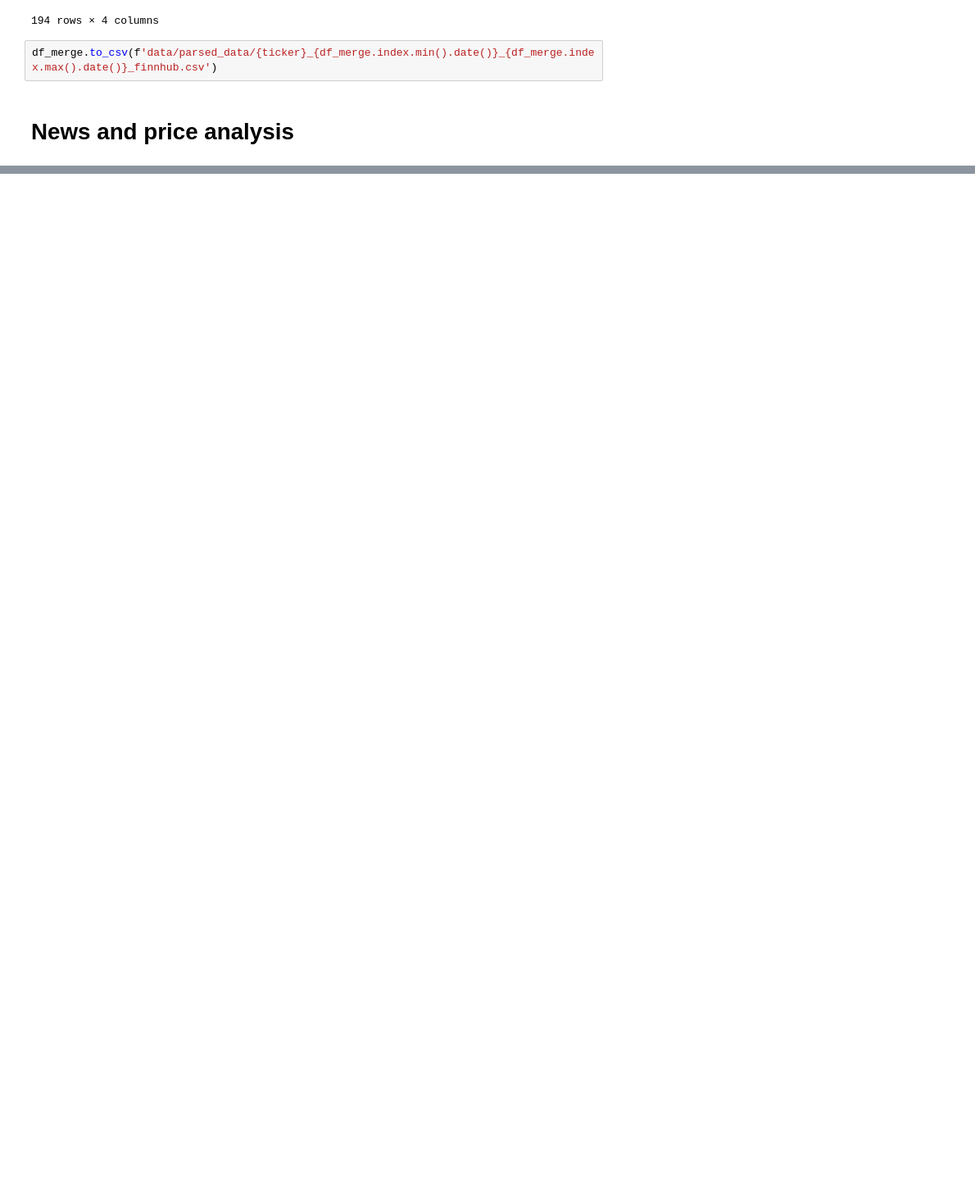
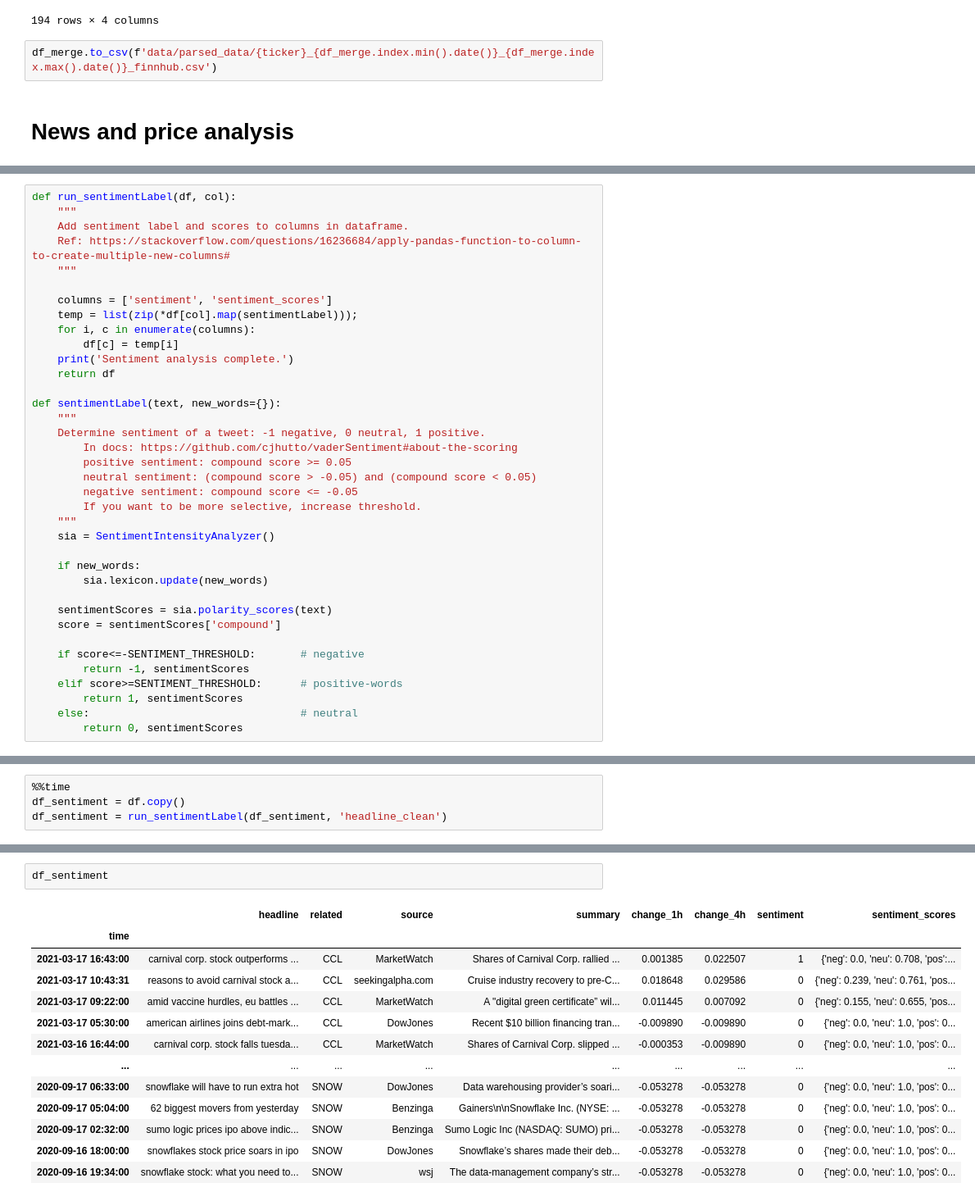
Before and after one commit to ikitcheng/pystock, a Jupyter notebook: news_data_analysis.ipynb, the cells around one changed output, grey strips where cells are left out. Shown: that part at 82% size. Saved outputs shown, nothing was run; the diff lists cells and outputs as text; blank space fills up the shorter version.

```diff
--- a/news_data_analysis.ipynb
+++ b/news_data_analysis.ipynb
@@ -94,0 +259,37 @@ df_merge.to_csv(f'data/parsed_data/{ticker}_{df_merge.index.min().date()}_{df_me
+# %%
+def run_sentimentLabel(df, col):
+    """
+    Add sentiment label and scores to columns in dataframe.
+    Ref: https://stackoverflow.com/questions/16236684/apply-pandas-function-to-column-to-create-multiple-new-columns#
+    """
+
+    columns = ['sentiment', 'sentiment_scores']
+    temp = list(zip(*df[col].map(sentimentLabel)));
+    for i, c in enumerate(columns):
+        df[c] = temp[i]
+    print('Sentiment analysis complete.')
+    return df
+
+def sentimentLabel(text, new_words={}):
+    """
+    Determine sentiment of a tweet: -1 negative, 0 neutral, 1 positive.
+        In docs: https://github.com/cjhutto/vaderSentiment#about-the-scoring
+        positive sentiment: compound score >= 0.05
+        neutral sentiment: (compound score > -0.05) and (compound score < 0.05)
+        negative sentiment: compound score <= -0.05
+        If you want to be more selective, increase threshold.
+    """
+    sia = SentimentIntensityAnalyzer()
+
+    if new_words:
+        sia.lexicon.update(new_words)
+
+    sentimentScores = sia.polarity_scores(text)
+    score = sentimentScores['compound']
+
+    if score<=-SENTIMENT_THRESHOLD:       # negative
+        return -1, sentimentScores
+    elif score>=SENTIMENT_THRESHOLD:      # positive-words
+        return 1, sentimentScores
+    else:                                 # neutral
+        return 0, sentimentScores
@@ -94,0 +298,4 @@ df_merge.to_csv(f'data/parsed_data/{ticker}_{df_merge.index.min().date()}_{df_me
+# %%
+%%time
+df_sentiment = df.copy()
+df_sentiment = run_sentimentLabel(df_sentiment, 'headline_clean')
@@ -94,0 +326,16 @@ df_merge.to_csv(f'data/parsed_data/{ticker}_{df_merge.index.min().date()}_{df_me
+# %%
+df_sentiment
+# %% [output]
+|  | headline | related | source | summary | change_1h | change_4h | sentiment | sentiment_scores |
+| time |  |  |  |  |  |  |  |  |
+| 2021-03-17 16:43:00 | carnival corp. stock outperforms ... | CCL | MarketWatch | Shares of Carnival Corp. rallied ... | 0.001385 | 0.022507 | 1 | {'neg': 0.0, 'neu': 0.708, 'pos':... |
+| 2021-03-17 10:43:31 | reasons to avoid carnival stock a... | CCL | seekingalpha.com | Cruise industry recovery to pre-C... | 0.018648 | 0.029586 | 0 | {'neg': 0.239, 'neu': 0.761, 'pos... |
+| 2021-03-17 09:22:00 | amid vaccine hurdles, eu battles ... | CCL | MarketWatch | A "digital green certificate” wil... | 0.011445 | 0.007092 | 0 | {'neg': 0.155, 'neu': 0.655, 'pos... |
+| 2021-03-17 05:30:00 | american airlines joins debt-mark... | CCL | DowJones | Recent $10 billion financing tran... | -0.009890 | -0.009890 | 0 | {'neg': 0.0, 'neu': 1.0, 'pos': 0... |
+| 2021-03-16 16:44:00 | carnival corp. stock falls tuesda... | CCL | MarketWatch | Shares of Carnival Corp. slipped ... | -0.000353 | -0.009890 | 0 | {'neg': 0.0, 'neu': 1.0, 'pos': 0... |
+| ... | ... | ... | ... | ... | ... | ... | ... | ... |
+| 2020-09-17 06:33:00 | snowflake will have to run extra hot | SNOW | DowJones | Data warehousing provider’s soari... | -0.053278 | -0.053278 | 0 | {'neg': 0.0, 'neu': 1.0, 'pos': 0... |
+| 2020-09-17 05:04:00 | 62 biggest movers from yesterday | SNOW | Benzinga | Gainers\n\nSnowflake Inc. (NYSE: ... | -0.053278 | -0.053278 | 0 | {'neg': 0.0, 'neu': 1.0, 'pos': 0... |
+| 2020-09-17 02:32:00 | sumo logic prices ipo above indic... | SNOW | Benzinga | Sumo Logic Inc (NASDAQ: SUMO) pri... | -0.053278 | -0.053278 | 0 | {'neg': 0.0, 'neu': 1.0, 'pos': 0... |
+| 2020-09-16 18:00:00 | snowflakes stock price soars in ipo | SNOW | DowJones | Snowflake’s shares made their deb... | -0.053278 | -0.053278 | 0 | {'neg': 0.0, 'neu': 1.0, 'pos': 0... |
+| 2020-09-16 19:34:00 | snowflake stock: what you need to... | SNOW | wsj | The data-management company’s str... | -0.053278 | -0.053278 | 0 | {'neg': 0.0, 'neu': 1.0, 'pos': 0... |
```
Also changed, not shown: parts of 30 cells of this notebook, 3 other files.
